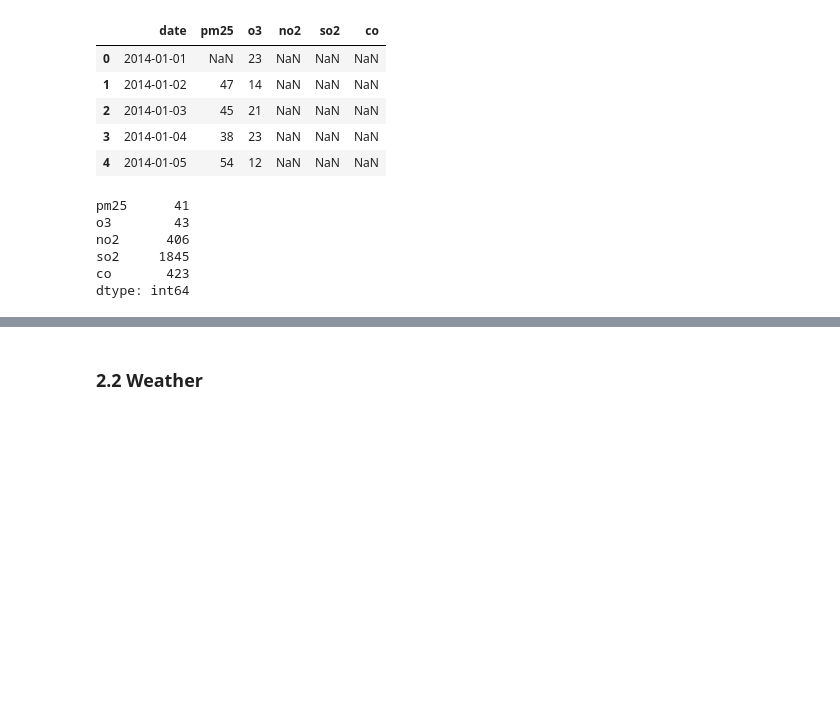
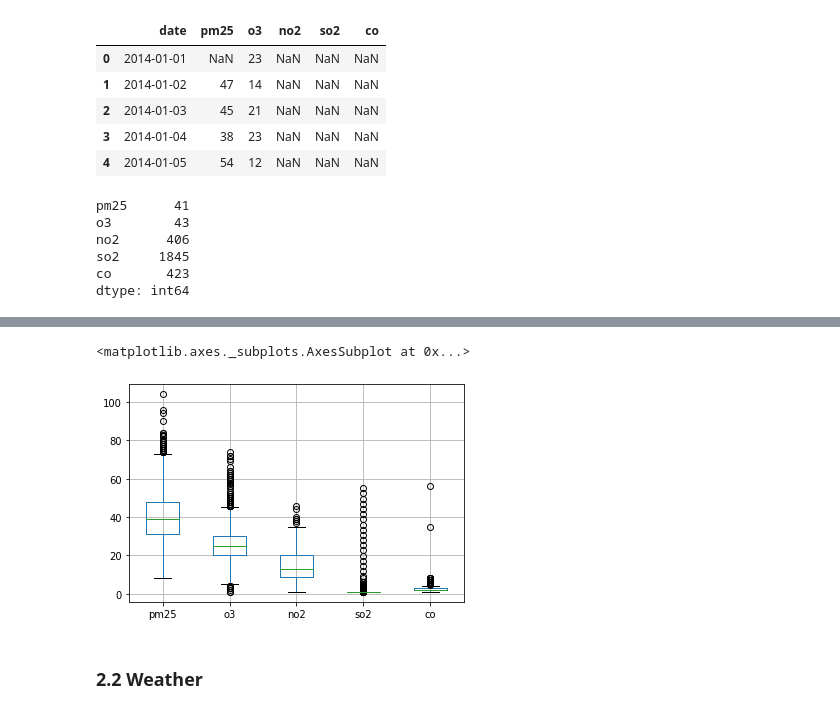
Before and after one commit to hangulde/Springboard, a Jupyter notebook: Capstone 2/Capstone 2. Boston Air Quality.ipynb, the cells around one changed output, grey strips where cells are left out. Drawn from its saved outputs; the diff is of its cells as text; code cells hidden in the pictures; blank space fills up the shorter version.

```diff
--- a/Capstone 2/Capstone 2. Boston Air Quality.ipynb
+++ b/Capstone 2/Capstone 2. Boston Air Quality.ipynb
@@ -170,3 +171,3 @@ air_quality_2.describe()
 # %%
-# Question 1: I can fill NaNs with interpolate method. Interpolate: Finding missing value with help of its neighbors.
-#air_quality_2 = air_quality_2.interpolate(method='linear', inplace=True) # or polynomial method???
+# Fill NaN with interpolate method.
+air_quality_2.interpolate(method='linear', inplace=True)
@@ -179,0 +184,7 @@ air_quality_2.boxplot(['pm25', 'o3',	'no2',	'so2',	'co'])
+# %%
+#Check outliers. I can see there are a lot of outliers. I don't drop them. "Identifying outliers in time series forecasting is important because outliers influence the forecast model that is used to
+#forecast future values. I will examine the outliers in EDA.
+air_quality_2.boxplot()
+# %% [output]
+<matplotlib.axes._subplots.AxesSubplot at 0x...>
+[figure, added]
```
Also changed, not shown: parts of 22 cells of this notebook.
